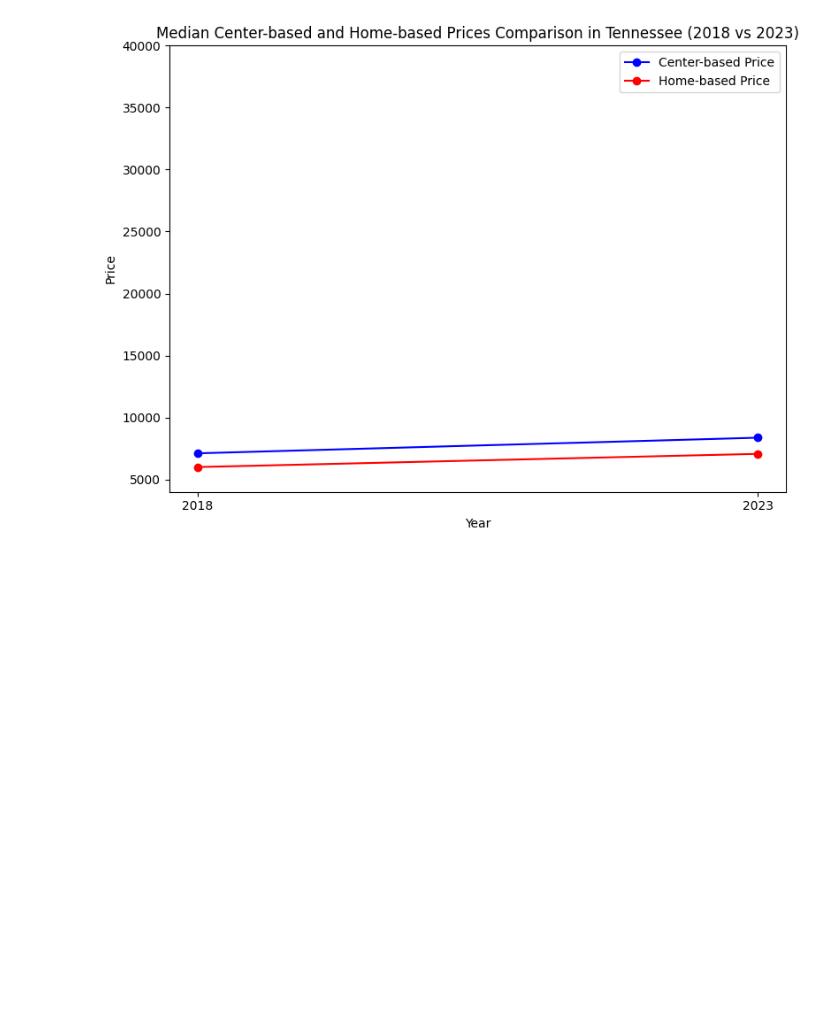
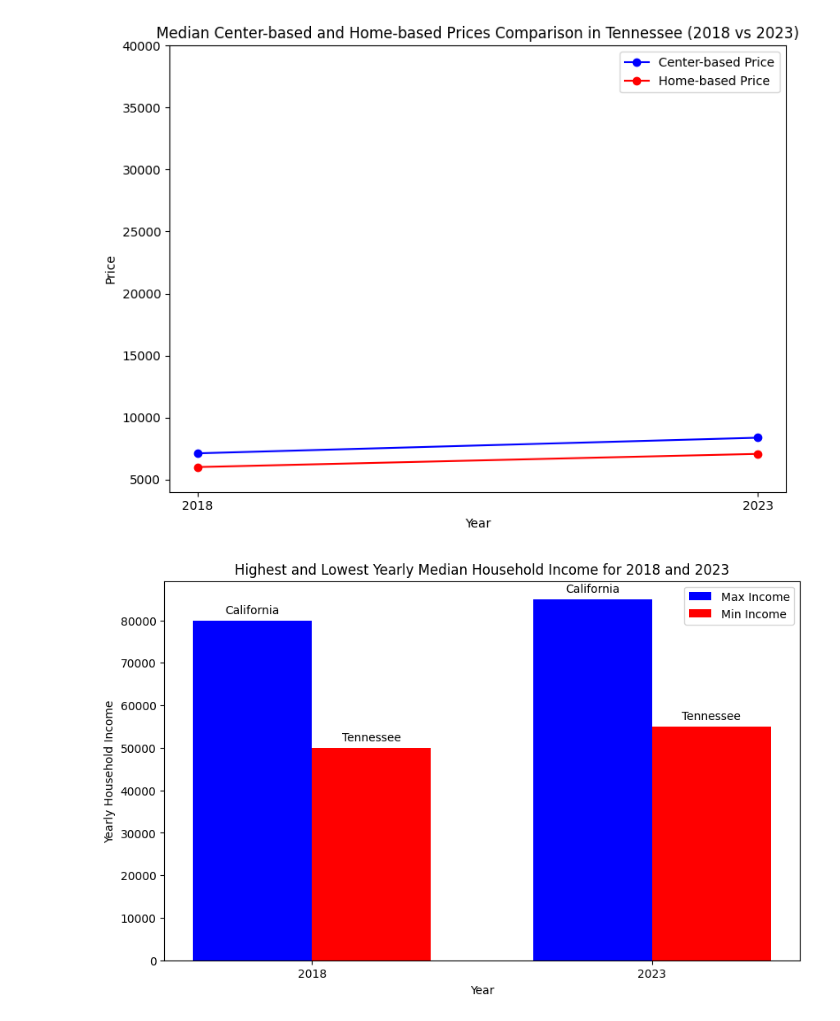
Before and after one commit to Clivesay1/Project-1, a Jupyter notebook: GetCharted.ipynb, the cells around one changed output. Cells and saved outputs as stored; diff of their text form; code cells hidden in the pictures; blank space fills up the shorter version.

Commit message:
Trying a second time to show the updated charts

```diff
--- a/GetCharted.ipynb
+++ b/GetCharted.ipynb
@@ -420,3 +391,48 @@ plt.tight_layout()
 plt.show()
 # %% [output]
 [figure]
+# %%
+data = {
+    'State': ['Tennessee', 'California', 'Texas', 'New York', 'Florida', 'Illinois'],
+    'Median Household Income 2018': [50000, 80000, 60000, 70000, 55000, 65000],
+    'Median Household Income 2023': [55000, 85000, 65000, 75000, 60000, 70000]
+}
+median_df = pd.DataFrame(data)
+
+min_income_2018 = median_df['Median Household Income 2018'].min()
+max_income_2018 = median_df['Median Household Income 2018'].max()
+min_income_2023 = median_df['Median Household Income 2023'].min()
+max_income_2023 = median_df['Median Household Income 2023'].max()
+
+min_state_2018 = median_df.loc[median_df['Median Household Income 2018'].idxmin(), 'State']
+max_state_2018 = median_df.loc[median_df['Median Household Income 2018'].idxmax(), 'State']
+min_state_2023 = median_df.loc[median_df['Median Household Income 2023'].idxmin(), 'State']
+max_state_2023 = median_df.loc[median_df['Median Household Income 2023'].idxmax(), 'State']
+
+years = ['2018', '2023']
+max_incomes = [max_income_2018, max_income_2023]
+min_incomes = [min_income_2018, min_income_2023]
+max_states = [max_state_2018, max_state_2023]
+min_states = [min_state_2018, min_state_2023]
+
+plt.figure(figsize=(10, 6))
+bar_width = 0.35
+indices = np.arange(len(years))
+
+plt.bar(indices, max_incomes, bar_width, label='Max Income', color='blue')
+plt.bar(indices + bar_width, min_incomes, bar_width, label='Min Income', color='red')
+
+
+for i in range(len(years)):
+    plt.text(indices[i], max_incomes[i] + 1000, max_states[i], ha='center', va='bottom')
+    plt.text(indices[i] + bar_width, min_incomes[i] + 1000, min_states[i], ha='center', va='bottom')
+
+plt.xlabel('Year')
+plt.ylabel('Yearly Household Income')
+plt.title('Highest and Lowest Yearly Median Household Income for 2018 and 2023')
+plt.xticks(indices + bar_width / 2, years)
+plt.legend()
+
+plt.show()
+# %% [output]
+[figure, added]
```
Also changed, not shown: parts of 4 cells of this notebook.
